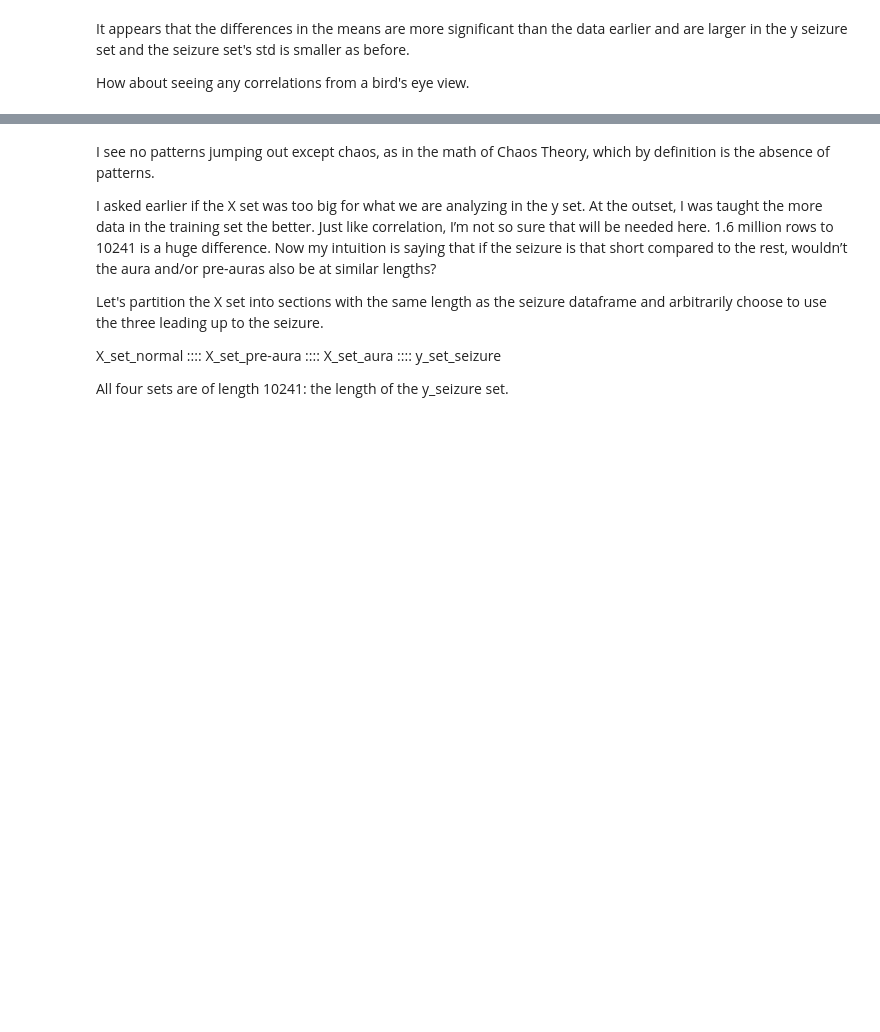
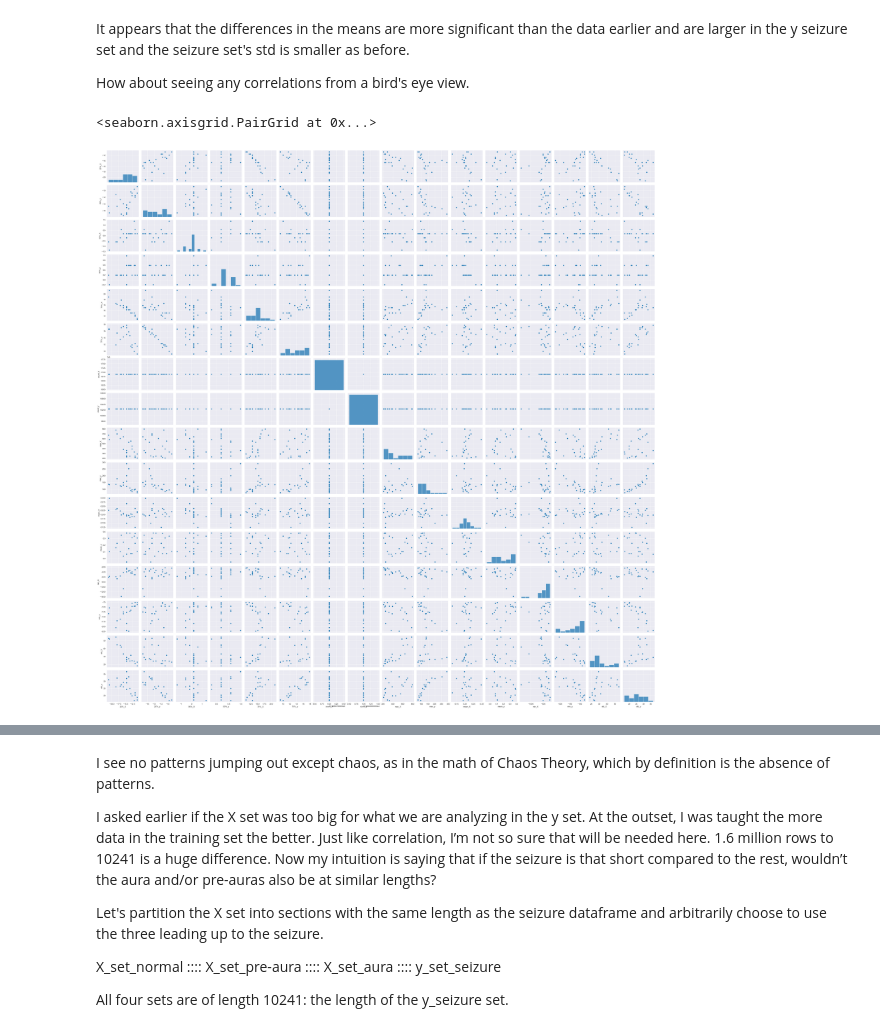
Before and after one commit to eipiisneg1/seizure_prediction_model, a Jupyter notebook: patient_1_02_EDA_step.ipynb, the cells around one changed output, grey strips where cells are left out. Saved outputs shown, nothing was run; the diff lists cells and outputs as text; code cells hidden in the pictures; blank space fills up the shorter version.

```diff
--- a/patient_1_02_EDA_step.ipynb
+++ b/patient_1_02_EDA_step.ipynb
@@ -496,5 +496,8 @@ It appears that the differences in the means are more significant than the data
 
 How about seeing any correlations from a bird's eye view.
 # %%
-# sns.pairplot(data=individuals)
+sns.pairplot(data=individuals)
+# %% [output]
+<seaborn.axisgrid.PairGrid at 0x...>
+[figure, added]
 # %%
```
Also changed, not shown: parts of 59 cells of this notebook, 2 other files.
